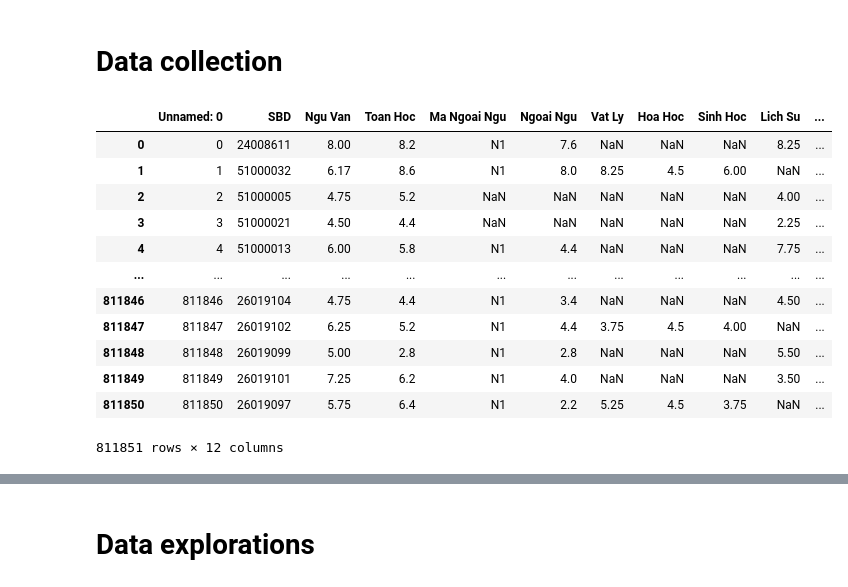
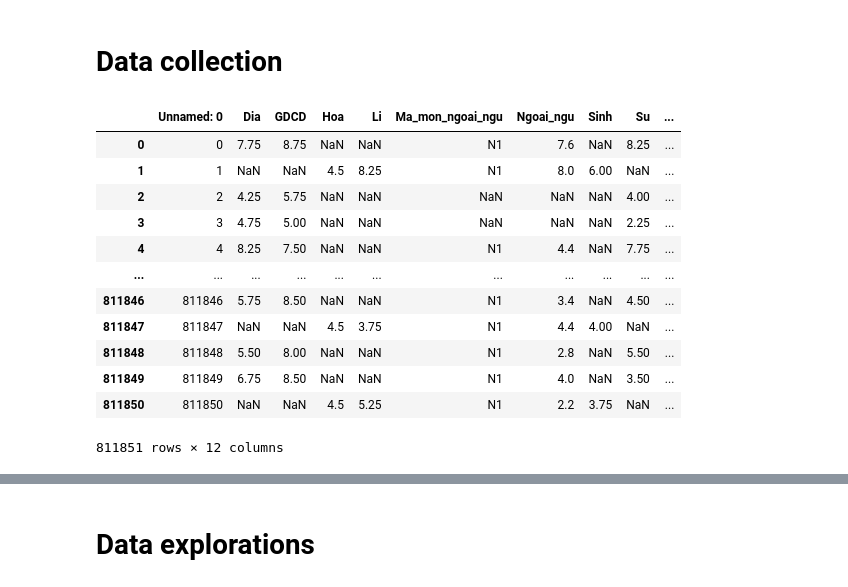
Before and after one commit to HoDangCao/Analyze-College-Entrance-Exam-Scores, a Jupyter notebook: demo.ipynb, the cells around one changed output, grey strips where cells are left out. Saved outputs shown, nothing was run; the diff lists cells and outputs as text; code cells hidden in the pictures.

```diff
--- a/demo.ipynb
+++ b/demo.ipynb
@@ -5,21 +5,21 @@ import pandas as pd
 import numpy as np
 import matplotlib.pyplot as plt
 # %%
-df=pd.read_csv('./archive/diemthi2019_update.csv')
+df=pd.read_csv('./archive/diemthi2019.csv')
 df
 # %% [output]
-|  | Unnamed: 0 | SBD | Ngu Van | Toan Hoc | Ma Ngoai Ngu | Ngoai Ngu | Vat Ly | Hoa Hoc | Sinh Hoc | Lich Su | ... |
-| 0 | 0 | 24008611 | 8.00 | 8.2 | N1 | 7.6 | NaN | NaN | NaN | 8.25 | ... |
-| 1 | 1 | 51000032 | 6.17 | 8.6 | N1 | 8.0 | 8.25 | 4.5 | 6.00 | NaN | ... |
-| 2 | 2 | 51000005 | 4.75 | 5.2 | NaN | NaN | NaN | NaN | NaN | 4.00 | ... |
-| 3 | 3 | 51000021 | 4.50 | 4.4 | NaN | NaN | NaN | NaN | NaN | 2.25 | ... |
-| 4 | 4 | 51000013 | 6.00 | 5.8 | N1 | 4.4 | NaN | NaN | NaN | 7.75 | ... |
-| ... | ... | ... | ... | ... | ... | ... | ... | ... | ... | ... | ... |
-| 811846 | 811846 | 26019104 | 4.75 | 4.4 | N1 | 3.4 | NaN | NaN | NaN | 4.50 | ... |
-| 811847 | 811847 | 26019102 | 6.25 | 5.2 | N1 | 4.4 | 3.75 | 4.5 | 4.00 | NaN | ... |
-| 811848 | 811848 | 26019099 | 5.00 | 2.8 | N1 | 2.8 | NaN | NaN | NaN | 5.50 | ... |
-| 811849 | 811849 | 26019101 | 7.25 | 6.2 | N1 | 4.0 | NaN | NaN | NaN | 3.50 | ... |
-| 811850 | 811850 | 26019097 | 5.75 | 6.4 | N1 | 2.2 | 5.25 | 4.5 | 3.75 | NaN | ... |
+|  | Unnamed: 0 | Dia | GDCD | Hoa | Li | Ma_mon_ngoai_ngu | Ngoai_ngu | Sinh | Su | ... |
+| 0 | 0 | 7.75 | 8.75 | NaN | NaN | N1 | 7.6 | NaN | 8.25 | ... |
+| 1 | 1 | NaN | NaN | 4.5 | 8.25 | N1 | 8.0 | 6.00 | NaN | ... |
+| 2 | 2 | 4.25 | 5.75 | NaN | NaN | NaN | NaN | NaN | 4.00 | ... |
+| 3 | 3 | 4.75 | 5.00 | NaN | NaN | NaN | NaN | NaN | 2.25 | ... |
+| 4 | 4 | 8.25 | 7.50 | NaN | NaN | N1 | 4.4 | NaN | 7.75 | ... |
+| ... | ... | ... | ... | ... | ... | ... | ... | ... | ... | ... |
+| 811846 | 811846 | 5.75 | 8.50 | NaN | NaN | N1 | 3.4 | NaN | 4.50 | ... |
+| 811847 | 811847 | NaN | NaN | 4.5 | 3.75 | N1 | 4.4 | 4.00 | NaN | ... |
+| 811848 | 811848 | 5.50 | 8.00 | NaN | NaN | N1 | 2.8 | NaN | 5.50 | ... |
+| 811849 | 811849 | 6.75 | 8.50 | NaN | NaN | N1 | 4.0 | NaN | 3.50 | ... |
+| 811850 | 811850 | NaN | NaN | 4.5 | 5.25 | N1 | 2.2 | 3.75 | NaN | ... |
 811851 rows × 12 columns
 # %% [markdown]
 ---
```
Also changed, not shown: parts of 14 cells of this notebook, 2 other files.
